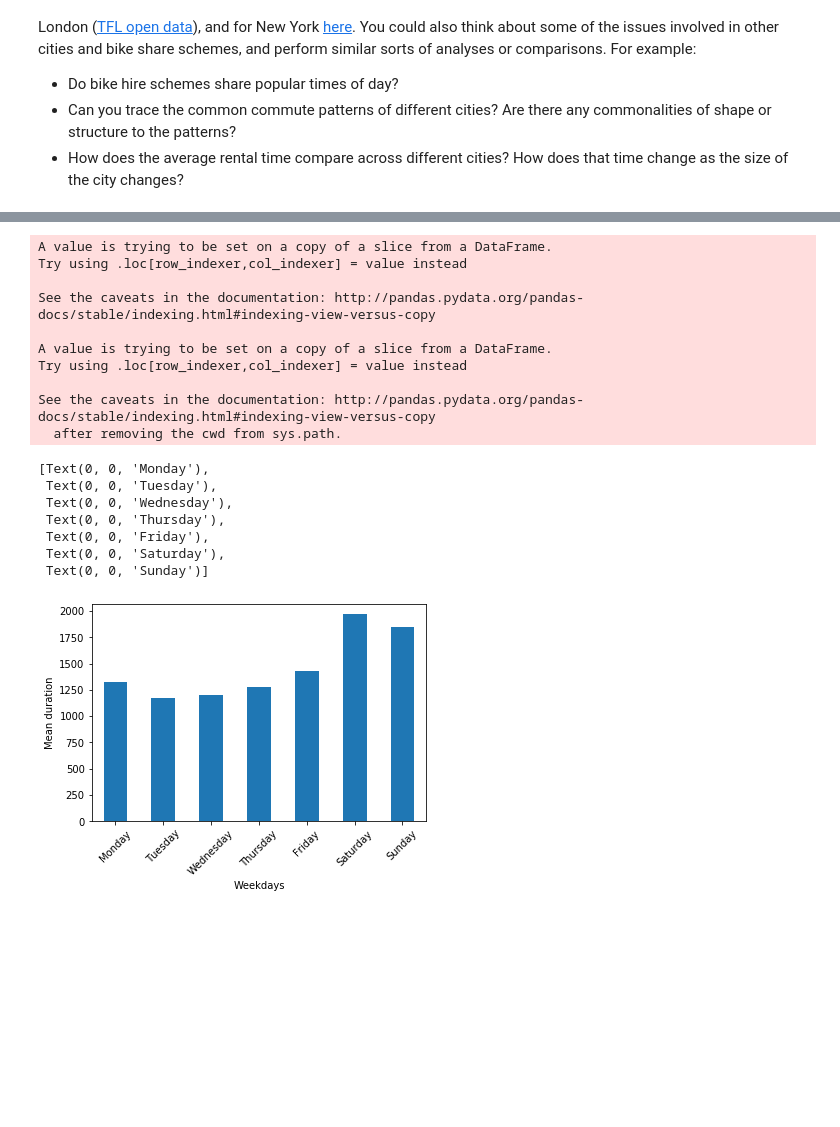
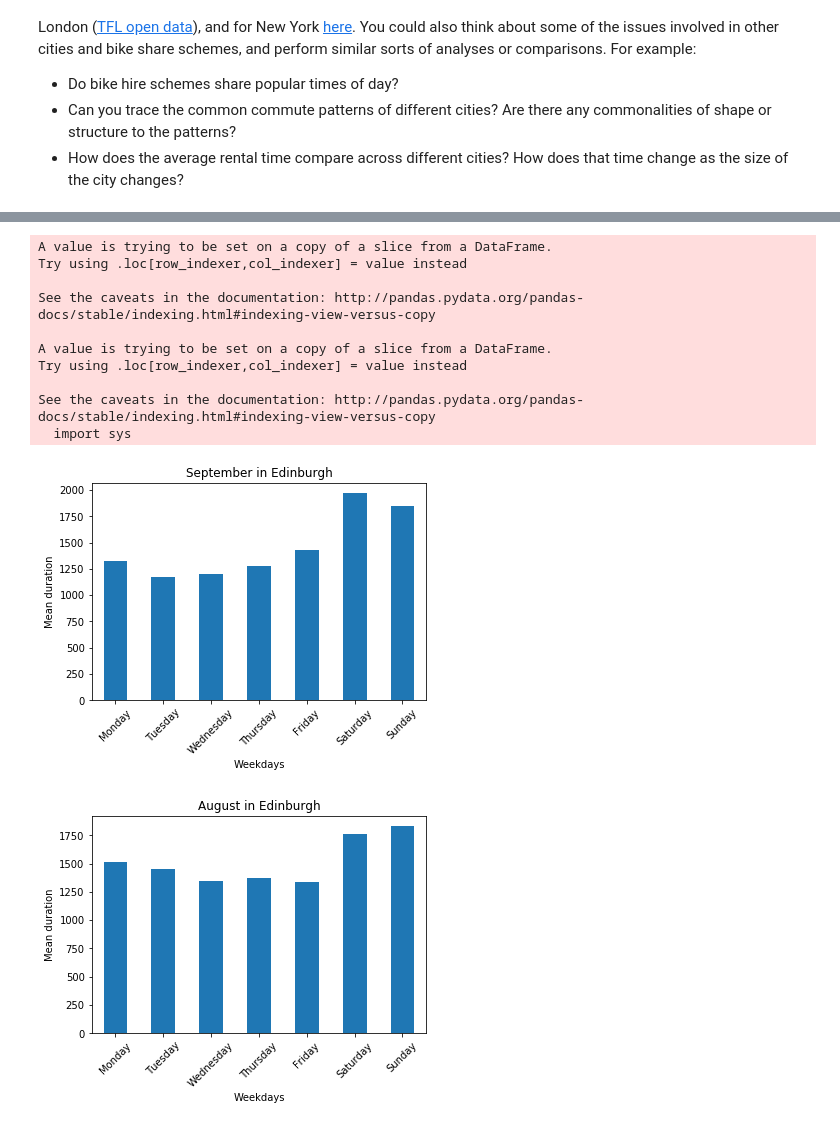
Before and after one commit to gum33/Python-Project-2, a Jupyter notebook: Project2.ipynb, the cells around one changed output, grey strips where cells are left out. Saved outputs shown, nothing was run; the diff lists cells and outputs as text; code cells hidden in the pictures; blank space fills up the shorter version.

Commit message:
Changed things into functions. Added clarity and load new data

```diff
--- a/Project2.ipynb
+++ b/Project2.ipynb
@@ -130,7 +130,12 @@ There is more open data available for other cities - here is the link for the da
 - How does the average rental time compare across different cities? How does that time change as the size of the city changes?
 # %%
 import pandas as pd
+
+#import the data
 cycle_data = pd.read_csv("cyclingtrips_Sep2019.csv")
+cycle_data_aug = pd.read_csv("cyclingtrips_Aug2019.csv")
+cycle_data_jul = pd.read_csv("cyclingtrips_Jul2019.csv")
+cycle_data_jun = pd.read_csv("cyclingtrips_Jun2019.csv")
 # %%
 import numpy as np
 import math
@@ -234,32 +257,35 @@ See the caveats in the documentation: http://pandas.pydata.org/pandas-docs/stabl
 # %%
-duration = cycle_data[["duration","started_at"]]
-duration['started_at'] =  pd.to_datetime(duration['started_at'])
 
-duration['started_at'] = duration['started_at'].apply(lambda t: t.weekday())
-avg_duration = duration.groupby('started_at').mean()
+def duration_by_day(monthly_data, title):
+    '''Bar plot by average length of trips grouped by day'''
+
+    duration = monthly_data[["duration","started_at"]] #data of duration and date
+    #change date to datetime then to weekday
+    duration['started_at'] =  pd.to_datetime(duration['started_at'])
+    duration['started_at'] = duration['started_at'].apply(lambda t: t.weekday())
+
+    avg_duration = duration.groupby('started_at').mean() # avg duration by weekday
 
 
+    #make bar plot and style it
+    ax = avg_duration.plot.bar(legend=False)
+    ax.set_title(title)
+    ax.set_xlabel("Weekdays")
+    ax.set_ylabel("Mean duration")
+    ax.set_xticklabels(["Monday", "Tuesday", "Wednesday", "Thursday", "Friday", "Saturday", "Sunday"], rotation=45)
 
-ax = avg_duration.plot.bar(legend=False)
-ax.set_xlabel("Weekdays")
-ax.set_ylabel("Mean duration")
-ax.set_xticklabels(["Monday", "Tuesday", "Wednesday", "Thursday", "Friday", "Saturday", "Sunday"], rotation=45)
+duration_by_day(cycle_data, "September in Edinburgh")
+duration_by_day(cycle_data_aug, "August in Edinburgh")
 # %% [output]
 A value is trying to be set on a copy of a slice from a DataFrame.
 Try using .loc[row_indexer,col_indexer] = value instead
 
 See the caveats in the documentation: http://pandas.pydata.org/pandas-docs/stable/indexing.html#indexing-view-versus-copy
 
 A value is trying to be set on a copy of a slice from a DataFrame.
 Try using .loc[row_indexer,col_indexer] = value instead
 
 See the caveats in the documentation: http://pandas.pydata.org/pandas-docs/stable/indexing.html#indexing-view-versus-copy
-  after removing the cwd from sys.path.
+  import sys
-[Text(0, 0, 'Monday'),
- Text(0, 0, 'Tuesday'),
- Text(0, 0, 'Wednesday'),
- Text(0, 0, 'Thursday'),
- Text(0, 0, 'Friday'),
- Text(0, 0, 'Saturday'),
- Text(0, 0, 'Sunday')]
-[figure, old version]
+[figure, new version]
+[figure, added]
```
Also changed, not shown: parts of 4 cells of this notebook.
